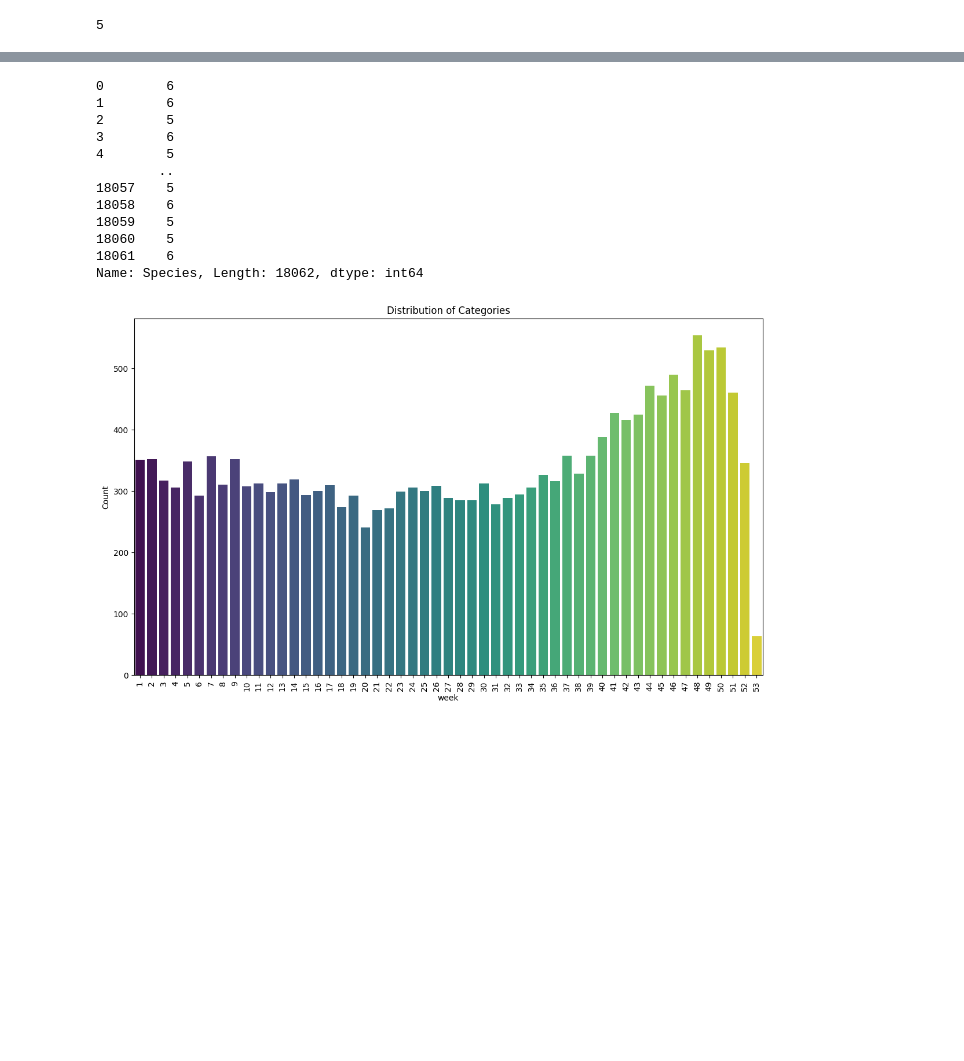
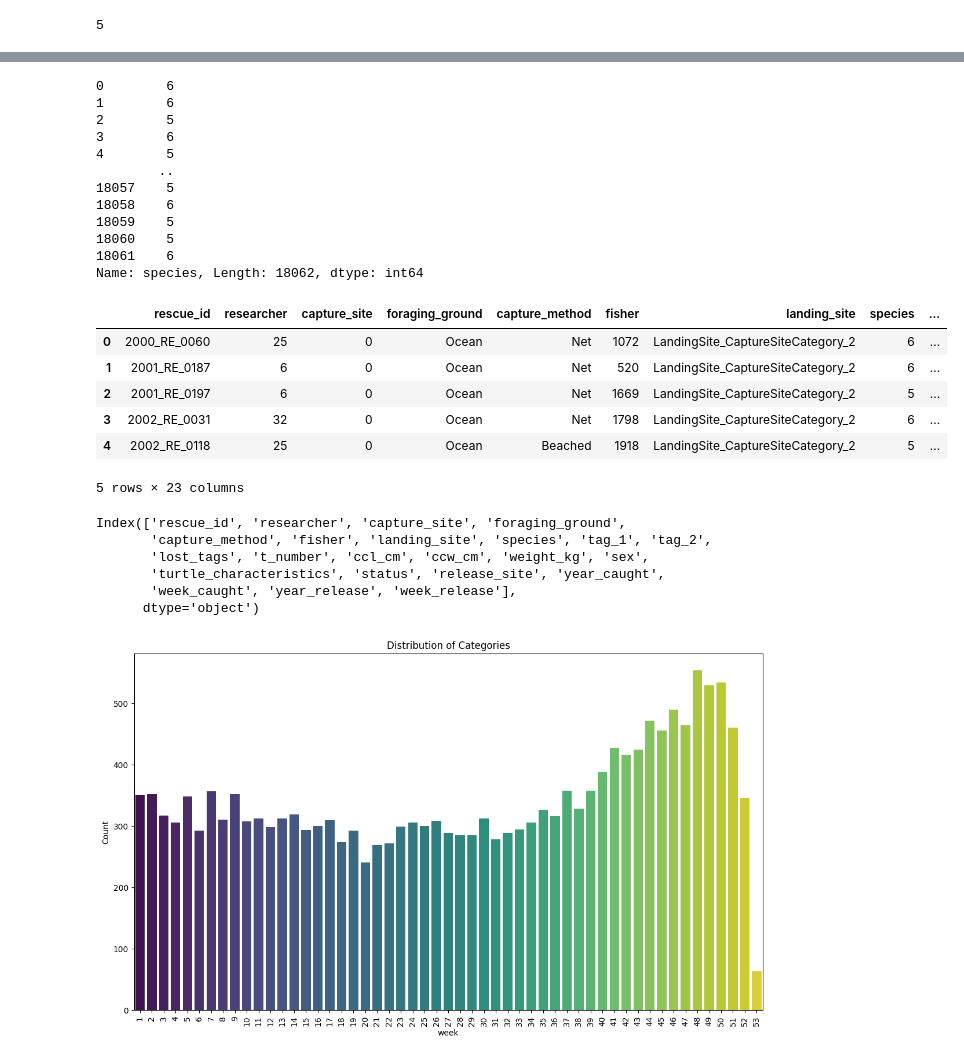
Before and after one commit to mrachelb/turtle-rav, a Jupyter notebook: EDA-Adel-WarmUp.ipynb, the cells around one changed output, grey strips where cells are left out. Saved outputs shown, nothing was run; the diff lists cells and outputs as text; code cells hidden in the pictures; blank space fills up the shorter version.

```diff
--- a/EDA-Adel-WarmUp.ipynb
+++ b/EDA-Adel-WarmUp.ipynb
@@ -181,8 +188,8 @@ Name: CaptureSite, Length: 18062, dtype: int64
 # %%
 
-train_df['Species'] = train_df['Species'].apply(extract_number_split)
+train_df['species'] = train_df['species'].apply(extract_number_split)
 
-train_df['Species']
+train_df['species']
 # %% [output]
 0        6
 1        6
@@ -195,7 +202,7 @@ train_df['Species']
 18059    5
 18060    5
 18061    6
-Name: Species, Length: 18062, dtype: int64
+Name: species, Length: 18062, dtype: int64
 # %%
 
 #train_df['ReleaseSite'] = train_df['ReleaseSite'].apply(extract_number_split)
@@ -210,32 +217,49 @@ def convert_and_split_datetime(df, columns):
     with new names based on the original column names.
 
     Parameters:
     df (pd.DataFrame): The DataFrame containing the columns.
     columns (list): List of column names to convert and split.
 
     Returns:
     pd.DataFrame: The DataFrame with new year and week columns.
     """
     for column in columns:
         # Convert the column to datetime
         df[column] = pd.to_datetime(df[column], errors='coerce')
 
         # Extract the base name without 'date_time_' prefix
         base_name = column.replace('date_time_', '')
 
         # Create new columns for year and week with the desired names
         df[f'year_{base_name}'] = df[column].dt.year
         df[f'week_{base_name}'] = df[column].dt.isocalendar().week
 
         # Drop the original datetime column if desired
         df.drop(columns=[column], inplace=True)
 
     return df
 
 # Example usage
 # Assuming 'df' is your DataFrame
 columns_to_convert = ['date_time_caught', 'date_time_release']
 train_df = convert_and_split_datetime(train_df, columns_to_convert)
 
-print(train_df.head())
+train_df.head()
+# %% [output]
+|  | rescue_id | researcher | capture_site | foraging_ground | capture_method | fisher | landing_site | species | ... |
+| 0 | 2000_RE_0060 | 25 | 0 | Ocean | Net | 1072 | LandingSite_CaptureSiteCategory_2 | 6 | ... |
+| 1 | 2001_RE_0187 | 6 | 0 | Ocean | Net | 520 | LandingSite_CaptureSiteCategory_2 | 6 | ... |
+| 2 | 2001_RE_0197 | 6 | 0 | Ocean | Net | 1669 | LandingSite_CaptureSiteCategory_2 | 5 | ... |
+| 3 | 2002_RE_0031 | 32 | 0 | Ocean | Net | 1798 | LandingSite_CaptureSiteCategory_2 | 6 | ... |
+| 4 | 2002_RE_0118 | 25 | 0 | Ocean | Beached | 1918 | LandingSite_CaptureSiteCategory_2 | 5 | ... |
+5 rows × 23 columns
+# %%
+train_df.columns
+# %% [output]
+Index(['rescue_id', 'researcher', 'capture_site', 'foraging_ground',
+       'capture_method', 'fisher', 'landing_site', 'species', 'tag_1', 'tag_2',
+       'lost_tags', 't_number', 'ccl_cm', 'ccw_cm', 'weight_kg', 'sex',
+       'turtle_characteristics', 'status', 'release_site', 'year_caught',
+       'week_caught', 'year_release', 'week_release'],
+      dtype='object')
 # %%
```
Also changed, not shown: parts of 7 cells of this notebook.
